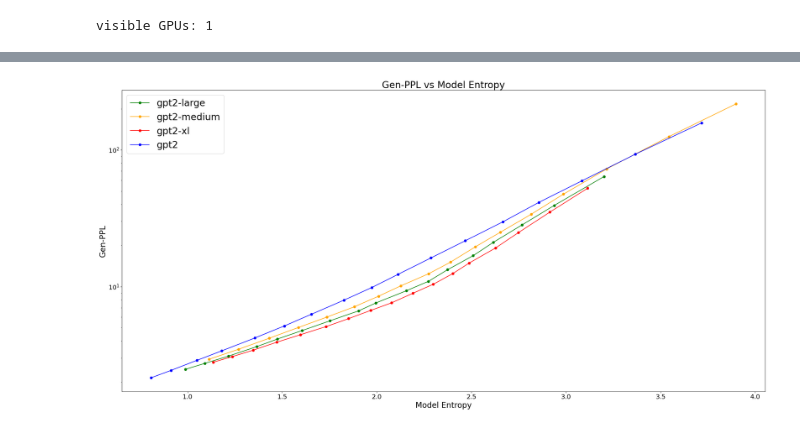
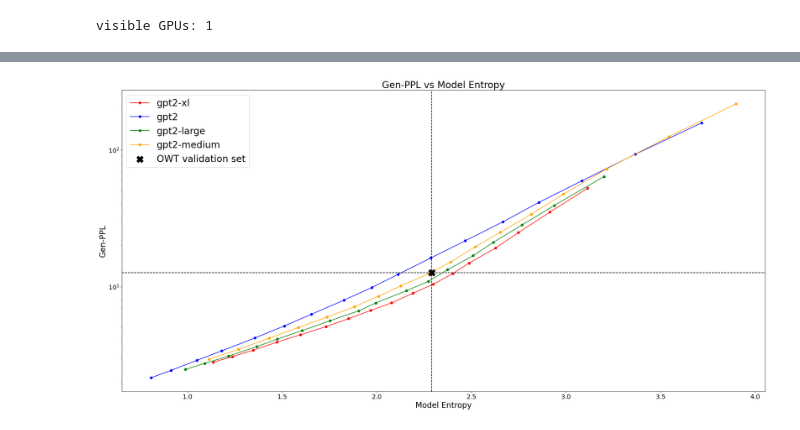
Before and after one commit to nicolasforcella/ranking_divergence, a Jupyter notebook: gen_ppl.ipynb, the cells around one changed output, grey strips where cells are left out. Cells and saved outputs as stored; diff of their text form; code cells hidden in the pictures.

Commit message:
Add conitioning possbilities, jupyter notebook analysis.

```diff
--- a/gen_ppl.ipynb
+++ b/gen_ppl.ipynb
@@ -20,6 +20,11 @@ import numpy as np
 RESULTS_PATH = "outputs/qwen4Beval_2/all_metrics_analysis/divergence_metrics.csv"
 
 df = pd.read_csv(RESULTS_PATH)
+
+# OWT validation set scored with Qwen/Qwen3.5-4B
+# outputs/openwebtext_analysis/model_entropy/Qwen_Qwen3.5_4B/metadata.json
+OWT_GEN_PPL = 12.676565286049241
+OWT_MODEL_ENTROPY = 2.2899403021085334
 # %%
 model_names = [model_name for model_name in set(df['method'])]
 # %%
@@ -75,34 +80,38 @@ optimal_temp_map = {
     "gpt2": 0.975,
     "gpt2-medium": 0.95,
     "gpt2-large": 1.0,
     "gpt2-xl": 1.0,
 }
 
 for model_idx in range(len(model_names)):
 
     model_name = model_names[model_idx]
     model_label = model_name.split('openai-community_')[1]
     df_model = df[df['method'] == model_name].sort_values('model_entropy')
     color = model_color_map.get(model_label)
 
     line, = ax.semilogy(df_model['model_entropy'], df_model['gen_ppl'], marker='o', markersize=6, label=model_label, color=color)
 
     auc = np.trapezoid(y=np.log(df_model['gen_ppl']), x=df_model['model_entropy'])
     auc_results[model_label] = auc
 
     target_temp = optimal_temp_map[model_label]
     optimal_row = df_model[np.isclose(df_model['temperature'], target_temp)]
     ax.scatter(optimal_row['model_entropy'], optimal_row['gen_ppl'], marker='*',color=color,edgecolor='black',linewidth=1.5)
 
+ax.axvline(x=OWT_MODEL_ENTROPY, color='black', linestyle='--', linewidth=1.5)
+ax.axhline(y=OWT_GEN_PPL, color='black', linestyle='--', linewidth=1.5)
+ax.scatter([OWT_MODEL_ENTROPY], [OWT_GEN_PPL], marker='X', s=300, color='black', zorder=5, label='OWT validation set')
+
 ax.set_xlabel('Model Entropy', fontsize=20)
 ax.set_ylabel('Gen-PPL', fontsize=20)
 ax.tick_params(axis='both', labelsize=16)
 ax.set_title("Gen-PPL vs Model Entropy", fontsize=24)
 ax.legend(fontsize=24)
 fig.tight_layout()
 fig.show()
 # %% [output]
-[figure, old version]
+[figure, new version]
 # %%
 auc_results
 # %% [output]
```
Also changed, not shown: parts of 4 cells of this notebook, 10 other files.
